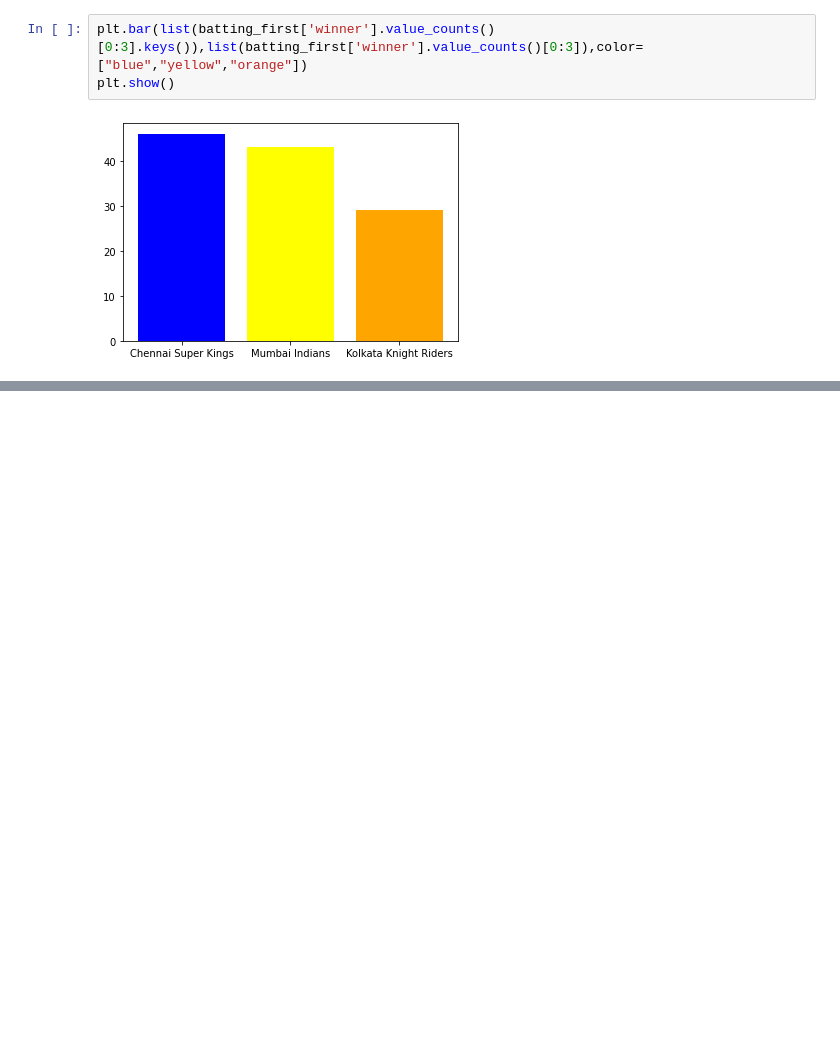
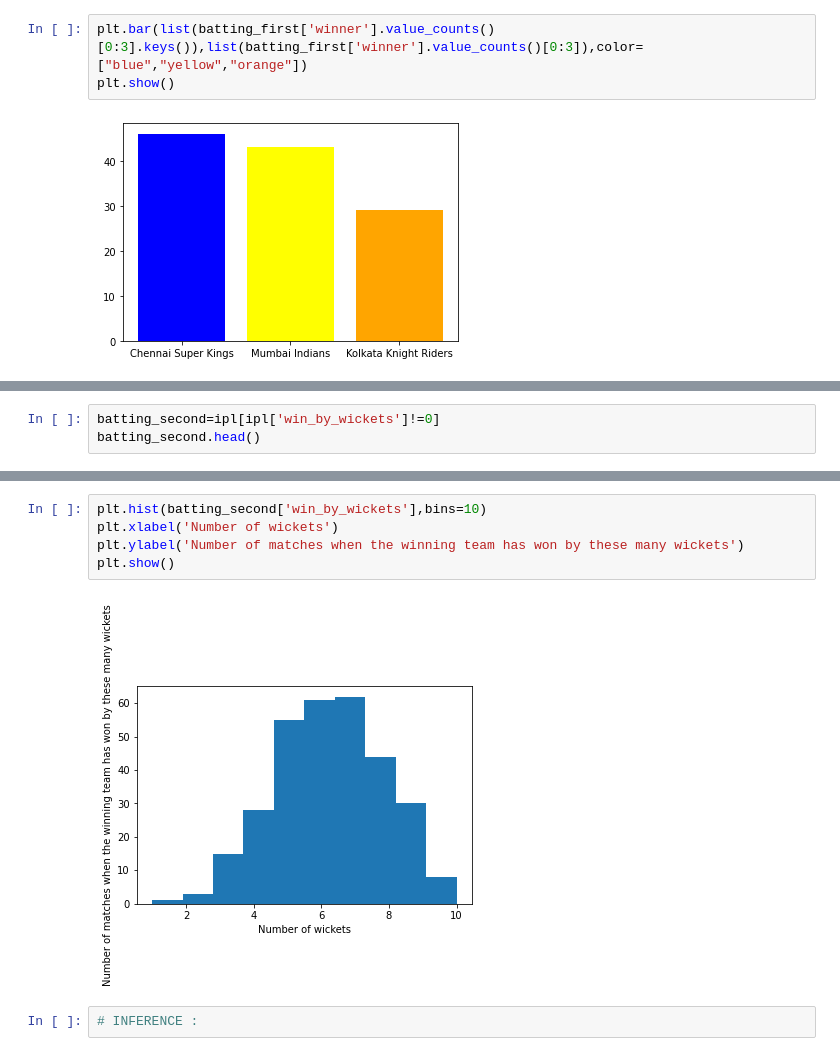
Before and after one commit to Newtanmukh/Python-projects, a Jupyter notebook: IPL Data Analysis/IPL Data Analysis.ipynb, the cells around one changed output, grey strips where cells are left out. Drawn from its saved outputs; the diff is of its cells as text; blank space fills up the shorter version.

```diff
--- a/IPL Data Analysis/IPL Data Analysis.ipynb
+++ b/IPL Data Analysis/IPL Data Analysis.ipynb
@@ -137,0 +149,3 @@ plt.show()
+# %%
+batting_second=ipl[ipl['win_by_wickets']!=0]
+batting_second.head()
@@ -137,0 +159,9 @@ plt.show()
+# %%
+plt.hist(batting_second['win_by_wickets'],bins=10)
+plt.xlabel('Number of wickets')
+plt.ylabel('Number of matches when the winning team has won by these many wickets')
+plt.show()
+# %% [output]
+[figure, added]
+# %%
+# INFERENCE :
```
Also changed, not shown: parts of 3 cells of this notebook.
